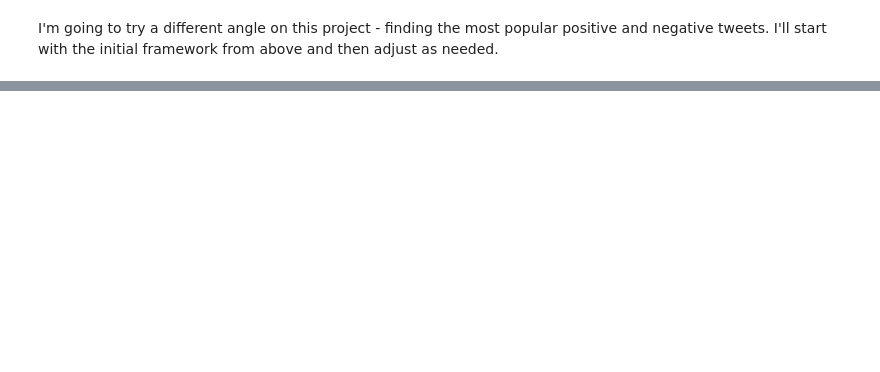
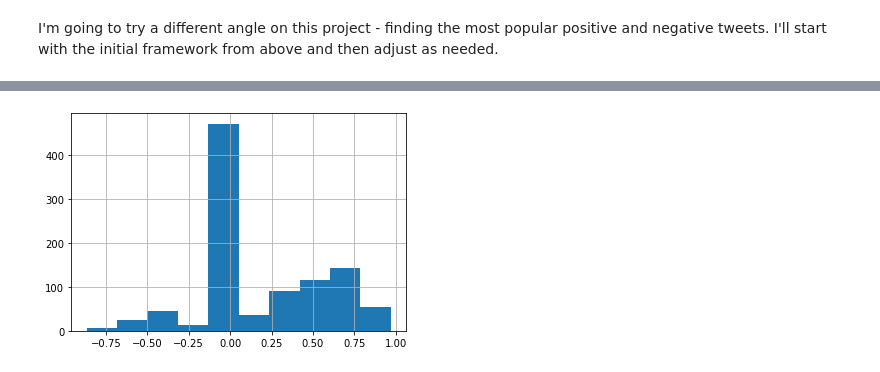
Before and after one commit to griffinwt/desent, a Jupyter notebook: Desent_func.ipynb, the cells around one changed output, grey strips where cells are left out. Drawn from its saved outputs; the diff is of its cells as text; code cells hidden in the pictures; blank space fills up the shorter version.

```diff
--- a/Desent_func.ipynb
+++ b/Desent_func.ipynb
@@ -146,0 +298,4 @@ test_df = desent2('#cfc')
+# %%
+test_df['comp_sent'].hist(); #view sentiment distribution
+# %% [output]
+[figure, added]
```
Also changed, not shown: parts of 33 cells of this notebook.
